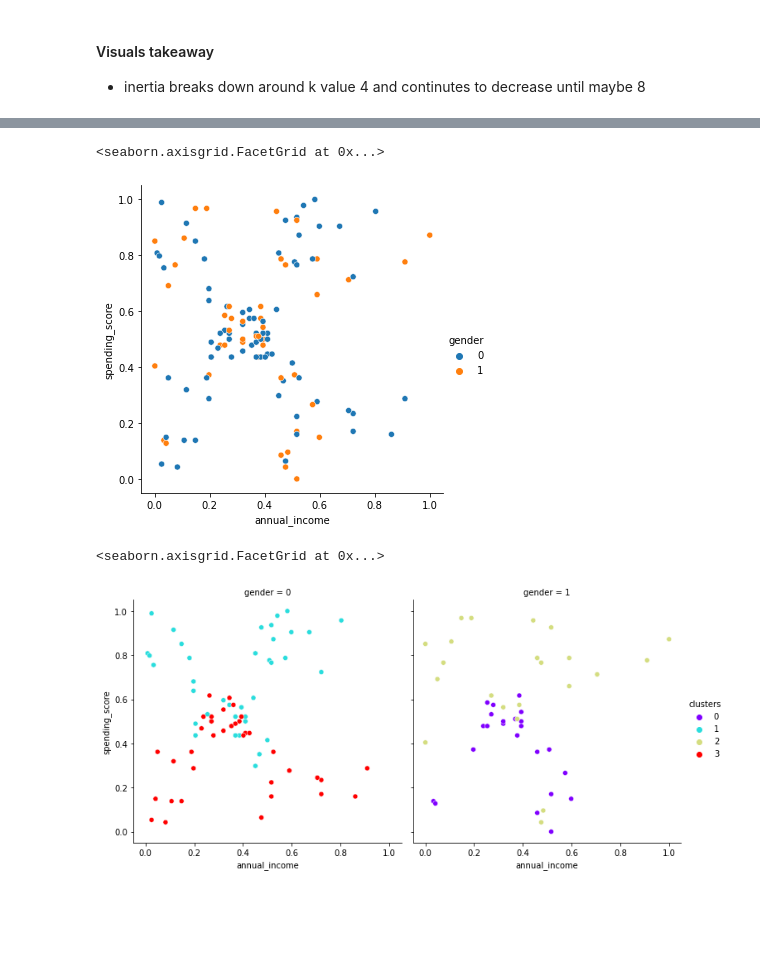
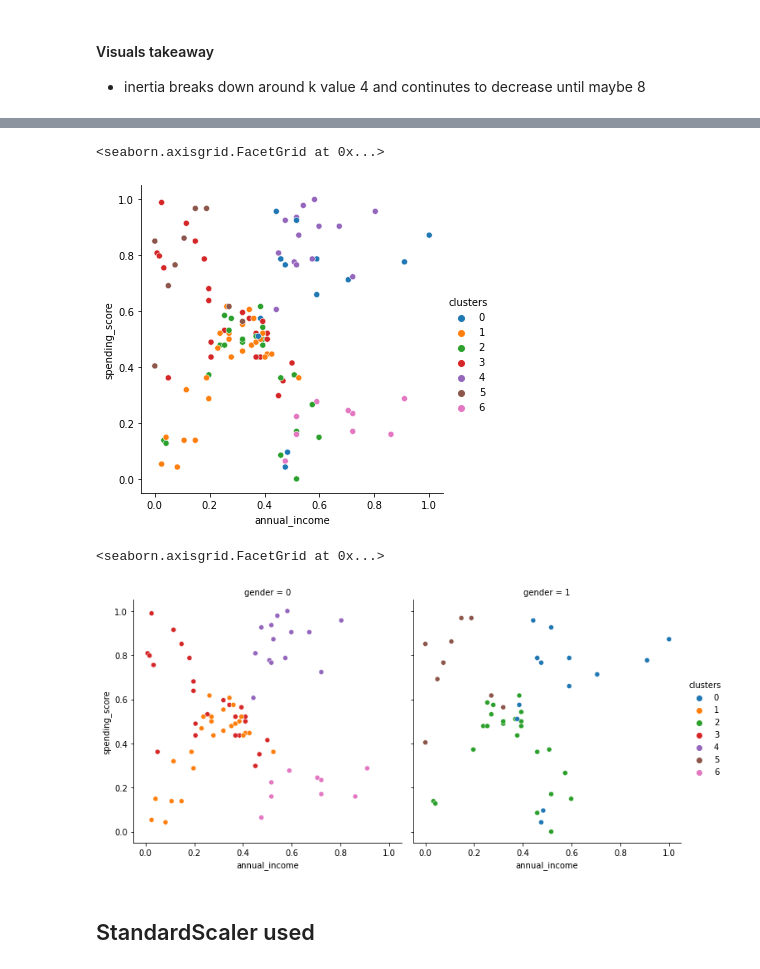
Before and after one commit to MatthewL09/clustering-exercises, a Jupyter notebook: modeling.ipynb, the cells around one changed output, grey strips where cells are left out. Drawn from its saved outputs; the diff is of its cells as text; code cells hidden in the pictures; blank space fills up the shorter version.

```diff
--- a/modeling.ipynb
+++ b/modeling.ipynb
@@ -200,10 +210,14 @@ plt.grid()
 # Fit KMeans
 X = train_scaled.copy()
 
-kmeans = KMeans(n_clusters = 4)
+kmeans = KMeans(n_clusters = 7)
 kmeans.fit(X)
 
 train_scaled['clusters'] = kmeans.labels_
+train_scaled.clusters = train_scaled.clusters.astype('category')
+
+
+
 
 train_scaled.head()
 # %% [output]
@@ -217,10 +231,16 @@ train_scaled.head()
 # %%
-sns.relplot(x = 'annual_income', y= 'spending_score', hue = 'gender',data = train_scaled)
+# visualize w/ hue="species" style="cluster"
+sns.relplot(x="annual_income", y="spending_score", hue = 'clusters', data=train_scaled)
 # %% [output]
 <seaborn.axisgrid.FacetGrid at 0x...>
-[figure, old version]
+[figure, new version]
 # %%
-sns.relplot(x = 'annual_income', y = 'spending_score', col = 'gender', hue = 'clusters', data = train_scaled, palette = 'rainbow')
+# previous visual with male=1/male=0 as filter and hue as clusters
+# MinMaxScaler
+
+sns.relplot(x = 'annual_income', y = 'spending_score', col = 'gender', hue = 'clusters', data = train_scaled, )
 # %% [output]
 <seaborn.axisgrid.FacetGrid at 0x...>
-[figure, old version]
+[figure, new version]
+# %% [markdown]
+## StandardScaler used
```
Also changed, not shown: parts of 15 cells of this notebook, 1 other file.
